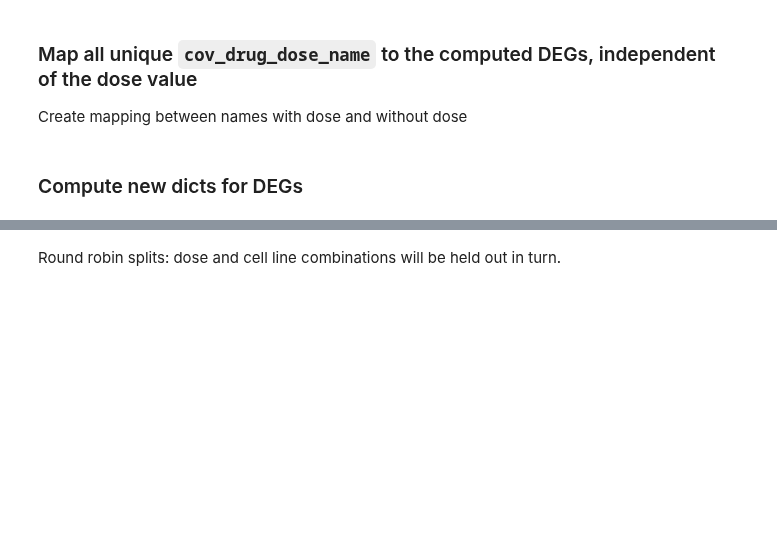
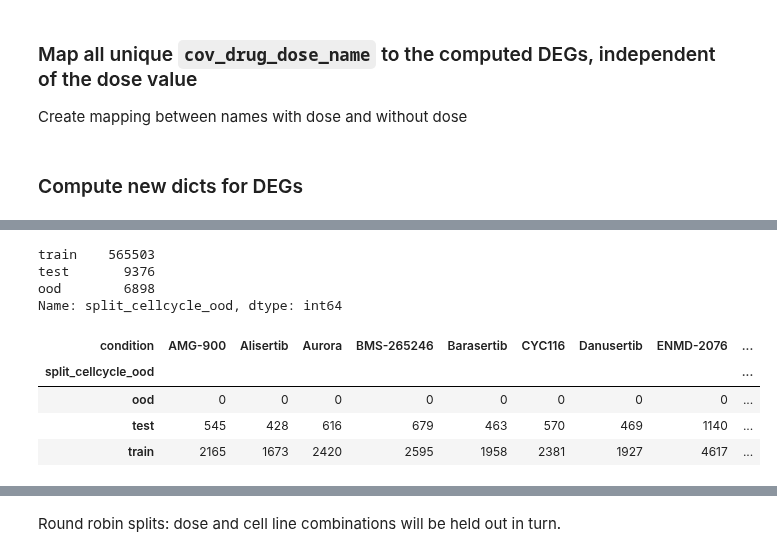
Before and after one commit to theislab/chemCPA, a Jupyter notebook: preprocessing/lincs_sciplex_gene_matching.ipynb, the cells around one changed output, grey strips where cells are left out. Drawn from its saved outputs; the diff is of its cells as text; code cells hidden in the pictures; blank space fills up the shorter version.

```diff
--- a/preprocessing/lincs_sciplex_gene_matching.ipynb
+++ b/preprocessing/lincs_sciplex_gene_matching.ipynb
@@ -325,0 +571,24 @@ This is not the right configuration fot the experiments we want but for the mome
+# %%
+cell_cycle_drugs = adata.obs.loc[adata.obs.pathway_level_1.isin(["Cell cycle regulation"]),'condition'].unique()
+# %%
+adata.obs['split_cellcycle_ood'] = 'train'
+
+test_idx = sc.pp.subsample(adata[adata.obs.pathway_level_1.isin(["Cell cycle regulation"])], .20, copy=True).obs.index
+adata.obs.loc[test_idx, 'split_cellcycle_ood'] = 'test'
+
+adata.obs.loc[adata.obs.condition.isin(["SNS-314", "Flavopiridol", "Roscovitine"]), 'split_cellcycle_ood'] = 'ood'
+# %%
+adata.obs.split_cellcycle_ood.value_counts()
+# %% [output]
+train    565503
+test       9376
+ood        6898
+Name: split_cellcycle_ood, dtype: int64
+# %%
+pd.crosstab(adata.obs.split_cellcycle_ood, adata.obs['condition'][adata.obs.condition.isin(cell_cycle_drugs)])
+# %% [output]
+| condition | AMG-900 | Alisertib | Aurora | BMS-265246 | Barasertib | CYC116 | Danusertib | ENMD-2076 | ... |
+| split_cellcycle_ood |  |  |  |  |  |  |  |  | ... |
+| ood | 0 | 0 | 0 | 0 | 0 | 0 | 0 | 0 | ... |
+| test | 545 | 428 | 616 | 679 | 463 | 570 | 469 | 1140 | ... |
+| train | 2165 | 1673 | 2420 | 2595 | 1958 | 2381 | 1927 | 4617 | ... |
```
Also changed, not shown: parts of 51 cells of this notebook, 5 other files.
